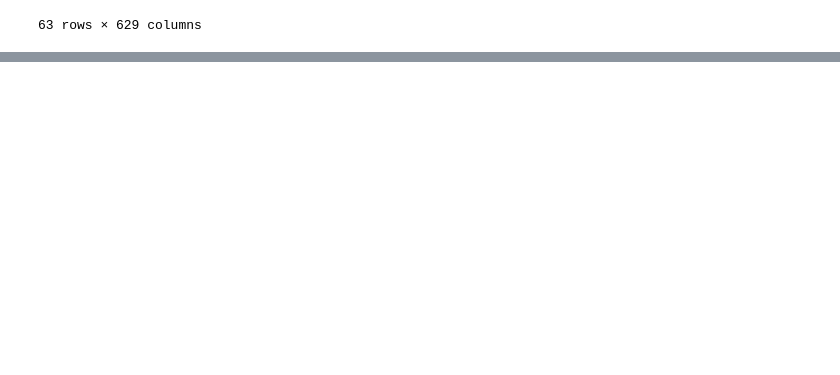
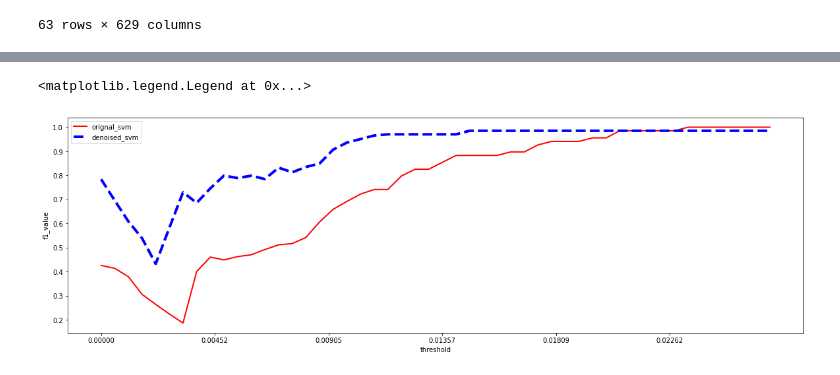
Before and after one commit to cts739337037/intership_tianshu_chu, a Jupyter notebook: EMDCNN.ipynb, the cells around one changed output, grey strips where cells are left out. Drawn from its saved outputs; the diff is of its cells as text; code cells hidden in the pictures; blank space fills up the shorter version.

```diff
--- a/EMDCNN.ipynb
+++ b/EMDCNN.ipynb
@@ -183,0 +328,20 @@ Name: Adj Close, Length: 121, dtype: float64
+# %%
+original_svm,denoised_svm=svmf1(GSPC_test_n,pure_mm_cnn,long_predict=1)
+# %%
+plt.figure(figsize=(20,6))
+percentage=1
+max_t=0
+if GSPC_test_n['log_ret'].max()>pure_mm_cnn['log_ret'].max():
+    max_t=pure_mm_cnn['log_ret'].max()
+else:
+    max_t=GSPC_test_n['log_ret'].max()
+plt.plot(np.arange(0.0,(percentage*max_t), (percentage*max_t)/50),original_svm,label='orignal_svm', color='red', linewidth=2.0)
+plt.plot(np.arange(0.0,(percentage*max_t), (percentage*max_t)/50),denoised_svm,label='denoised_svm', color='blue', linewidth=4.0, linestyle='--')
+
+plt.xticks(np.arange(0.0,(percentage*max_t), (percentage*max_t)/6))
+plt.xlabel('threshold')
+plt.ylabel('f1_value')
+plt.legend()
+# %% [output]
+<matplotlib.legend.Legend at 0x...>
+[figure, added]
```
Also changed, not shown: parts of 28 cells of this notebook, 12 other files.
